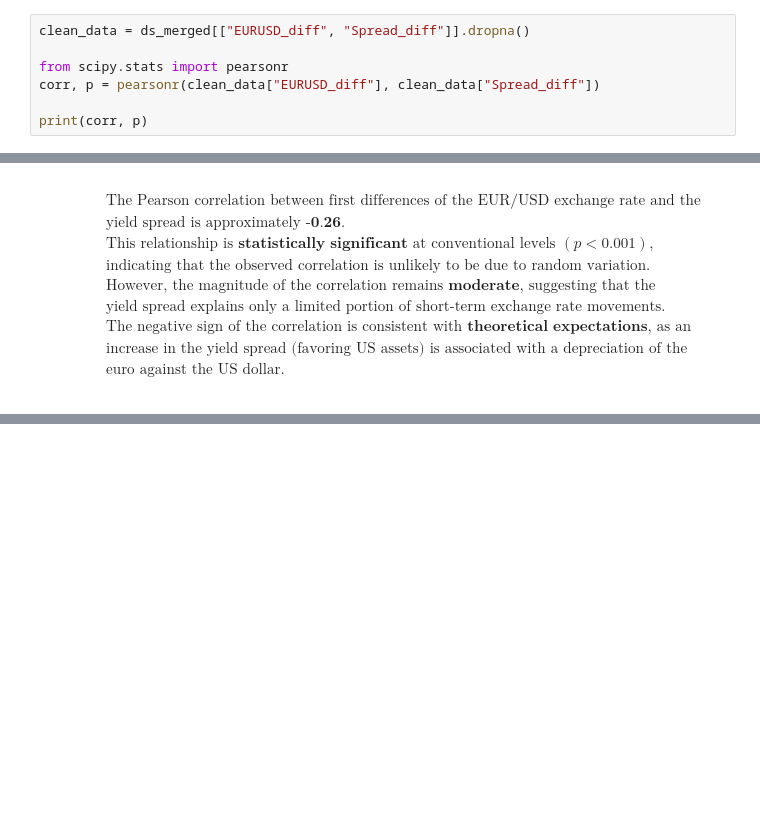
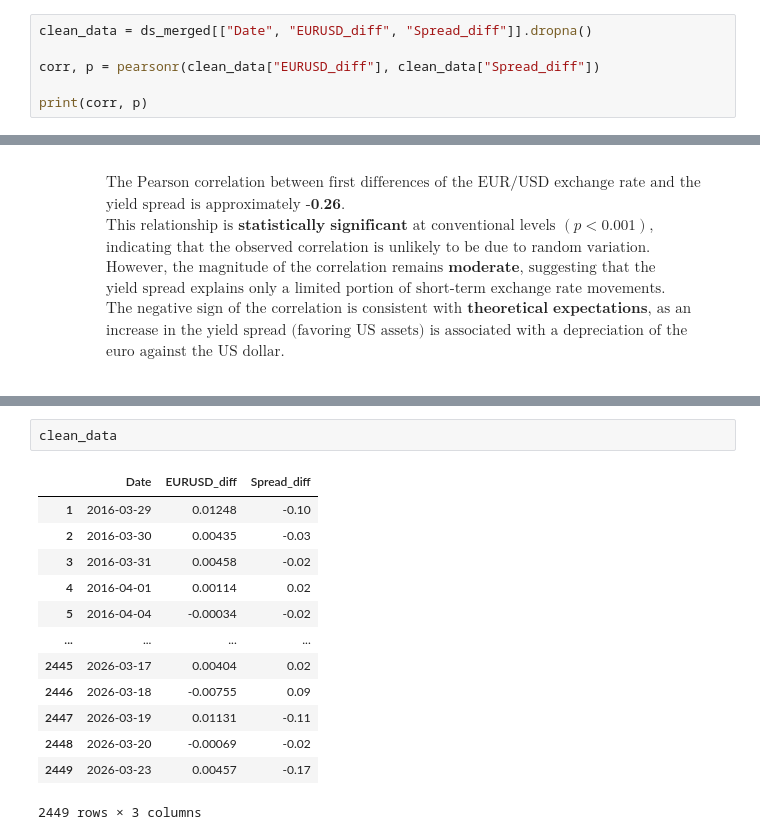
Before and after one commit to LyubStoy/Forex_Grey, a Jupyter notebook: PART_II_Mathematical_Modelling/Analysis_SPREAD2Y_FXRATE.ipynb, the cells around one changed output, grey strips where cells are left out. Saved outputs shown, nothing was run; the diff lists cells and outputs as text; blank space fills up the shorter version.

```diff
--- a/PART_II_Mathematical_Modelling/Analysis_SPREAD2Y_FXRATE.ipynb
+++ b/PART_II_Mathematical_Modelling/Analysis_SPREAD2Y_FXRATE.ipynb
@@ -302,7 +298,6 @@ np.float64(-0.25974713529320614)
 # %%
-clean_data = ds_merged[["EURUSD_diff", "Spread_diff"]].dropna()
+clean_data = ds_merged[["Date", "EURUSD_diff", "Spread_diff"]].dropna()
 
-from scipy.stats import pearsonr
 corr, p = pearsonr(clean_data["EURUSD_diff"], clean_data["Spread_diff"])
 
 print(corr, p)
@@ -324,0 +360,16 @@ $$
+# %%
+clean_data
+# %% [output]
+|  | Date | EURUSD_diff | Spread_diff |
+| 1 | 2016-03-29 | 0.01248 | -0.10 |
+| 2 | 2016-03-30 | 0.00435 | -0.03 |
+| 3 | 2016-03-31 | 0.00458 | -0.02 |
+| 4 | 2016-04-01 | 0.00114 | 0.02 |
+| 5 | 2016-04-04 | -0.00034 | -0.02 |
+| ... | ... | ... | ... |
+| 2445 | 2026-03-17 | 0.00404 | 0.02 |
+| 2446 | 2026-03-18 | -0.00755 | 0.09 |
+| 2447 | 2026-03-19 | 0.01131 | -0.11 |
+| 2448 | 2026-03-20 | -0.00069 | -0.02 |
+| 2449 | 2026-03-23 | 0.00457 | -0.17 |
+2449 rows × 3 columns
```
Also changed, not shown: parts of 8 cells of this notebook, 1 other file.
